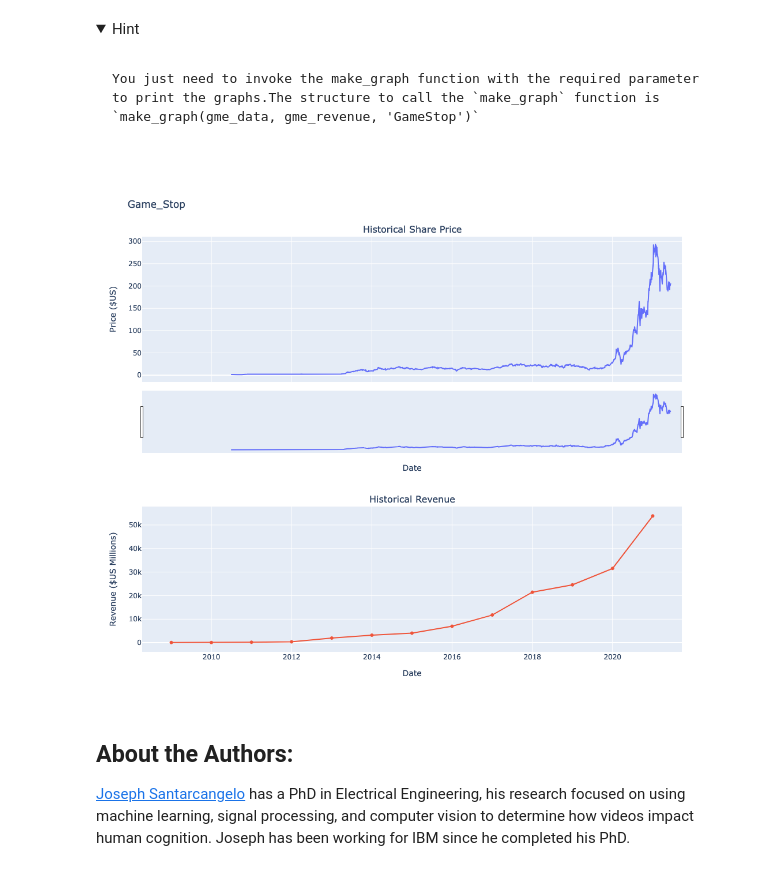
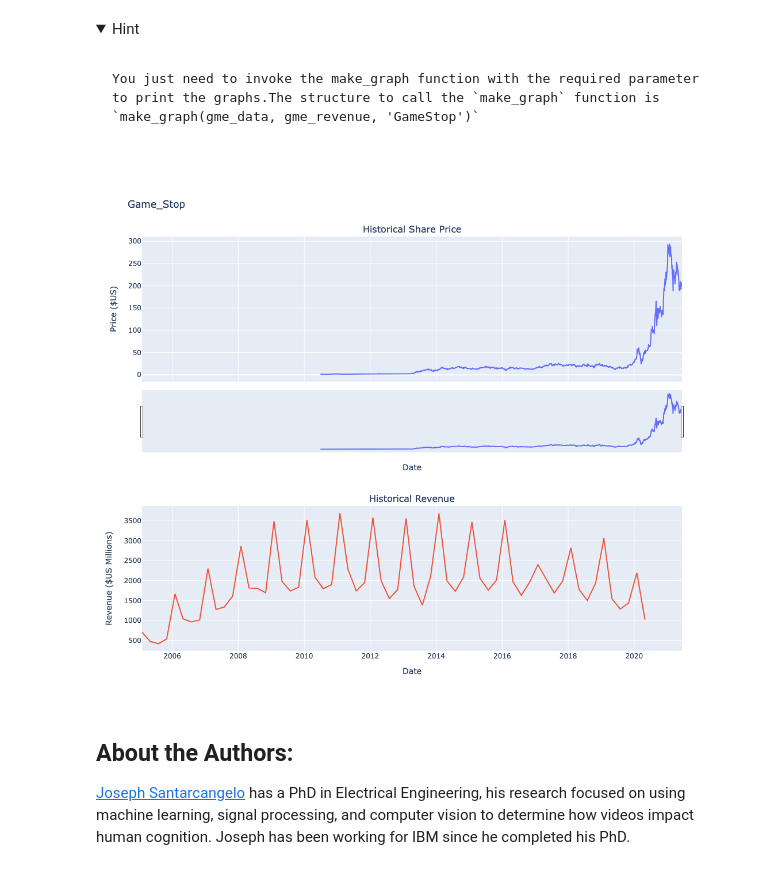
Before and after one commit to cfddacsir/coursera_ds, a Jupyter notebook: Course05/C05Assignment_Collins.ipynb, the cells around one changed output. Cells and saved outputs as stored; diff of their text form; code cells hidden in the pictures; folded sections open.

```diff
--- a/Course05/C05Assignment_Collins.ipynb
+++ b/Course05/C05Assignment_Collins.ipynb
@@ -181,8 +174,9 @@ We are focusing on quarterly revenue in the lab.
 
 </details>
 # %%
+#if 1:
 def table_revenue( soup):
-    tables = soup.find('tbody')
+    tables = soup.find_all('tbody')[1]
     #print(tables);
     Date = list(); Revenue = list();
     for row in tables.find_all('tr'):
@@ -192,9 +186,11 @@ def table_revenue( soup):
     df = pd.DataFrame(
         { "Date":     Date,  "Revenue" : Revenue,
         });
-    df.head();
+    df ["Revenue"] = df['Revenue'].str.replace(r',|\$',"", regex=True);
+    df.tail()
     return df;
 tesla_revenue = table_revenue( soup );
 tesla_revenue.head()
+#print(tables)
 # %% [output]
 |  | Date | Revenue |
@@ -303,7 +299,7 @@ If you want to use the read_html function the table is located at index 1
 </details>
 # %%
 def table_revenue( soup):
-    tables = soup.find('tbody')
+    tables = soup.find_all('tbody')[1]
     #print(tables);
     Date = list(); Revenue = list();
     for row in tables.find_all('tr'):
@@ -373,9 +369,9 @@ You just need to invoke the make_graph function with the required parameter to p
 
 </details>
 # %%
-make_graph( tesla_data, tesla_revenue, "Game_Stop" )
+make_graph( gme_data, gme_revenue, "Game_Stop" )
 # %% [output]
-[figure, old version]
+[figure, new version]
 # %% [markdown]
 <h2>About the Authors:</h2>
 
```
Also changed, not shown: parts of 9 cells of this notebook, 7 other files.
